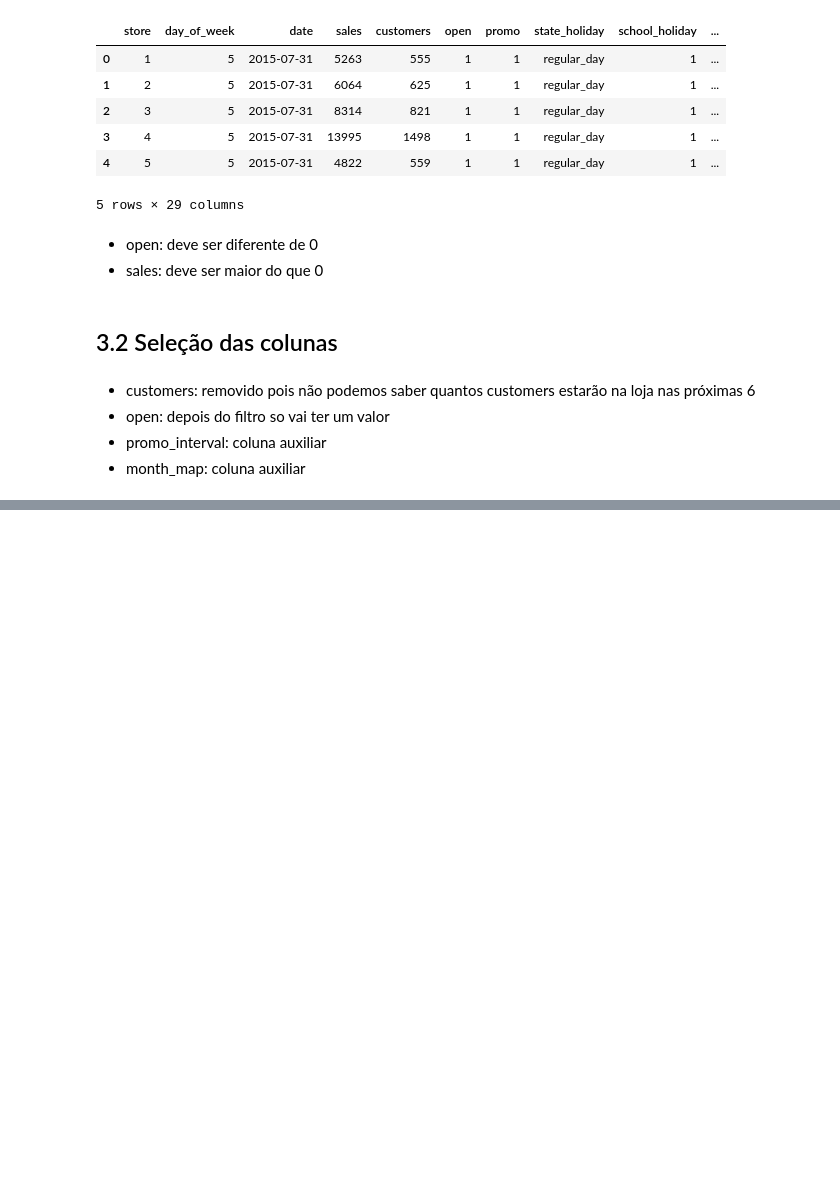
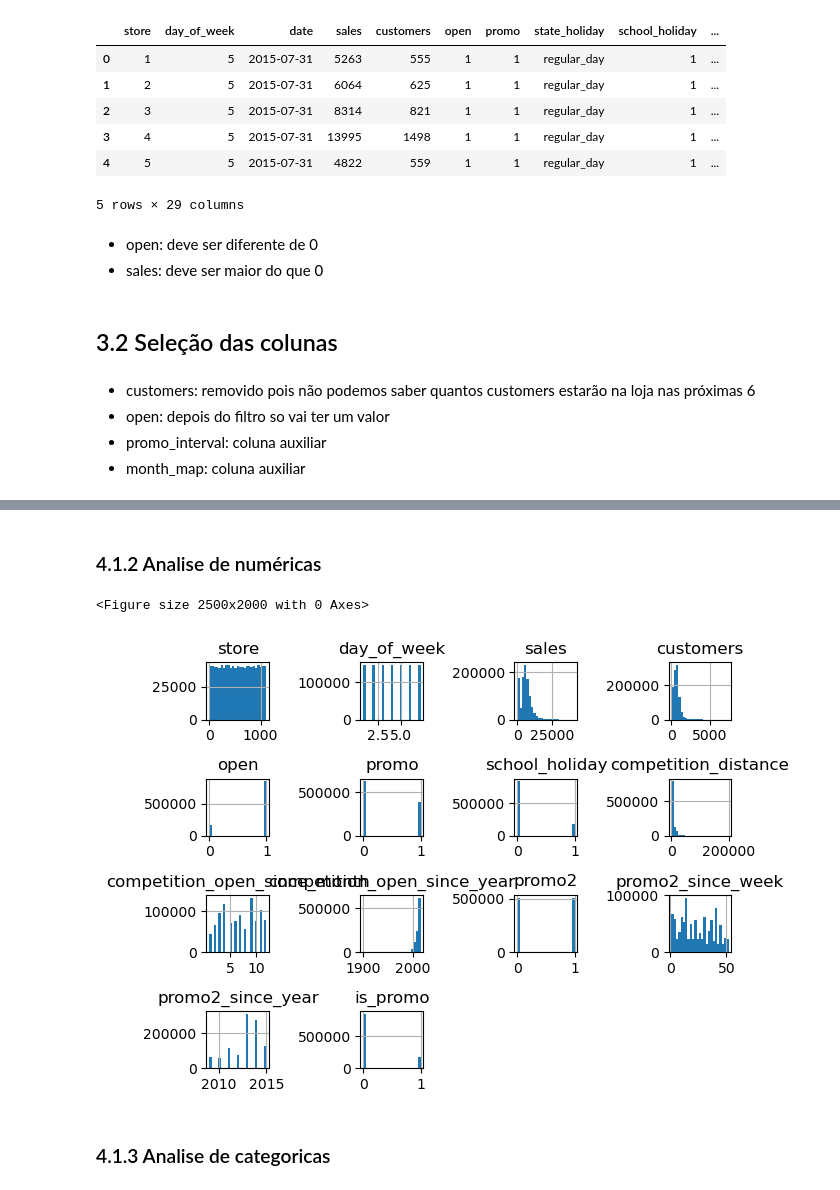
Before and after one commit to evaldocunhaf/ds-em-producao, a Jupyter notebook: RossmanDS.ipynb, the cells around one changed output, grey strips where cells are left out. Drawn from its saved outputs; the diff is of its cells as text; code cells hidden in the pictures; blank space fills up the shorter version.

```diff
--- a/RossmanDS.ipynb
+++ b/RossmanDS.ipynb
@@ -443,0 +459,12 @@ df3 = df3.drop(cols_drop, axis=1)
+# %% [markdown]
+### 4.1.2 Analise de numéricas
+# %%
+plt.figure(figsize=(25, 20))
+df_num.hist(bins = 25);
+plt.tight_layout()
+plt.show()
+# %% [output]
+<Figure size 2500x2000 with 0 Axes>
+[figure, added]
+# %% [markdown]
+### 4.1.3 Analise de categoricas
```
Also changed, not shown: parts of 63 cells of this notebook, 1 other file.
